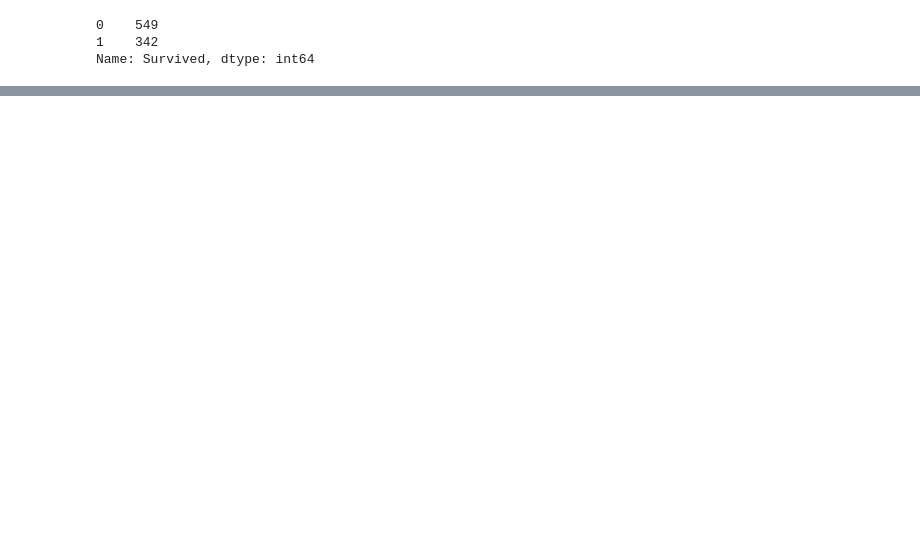
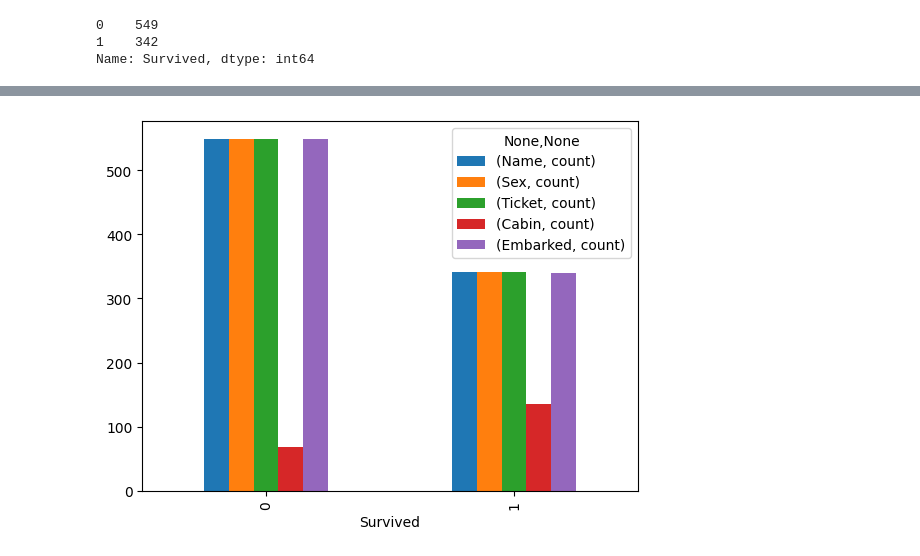
Before and after one commit to KhageshorGiri/Machine_Learning, a Jupyter notebook: Machine Learning/EDA/Titanic.ipynb, the cells around one changed output, grey strips where cells are left out. Drawn from its saved outputs; the diff is of its cells as text; code cells hidden in the pictures; blank space fills up the shorter version.

```diff
--- a/Machine Learning/EDA/Titanic.ipynb
+++ b/Machine Learning/EDA/Titanic.ipynb
@@ -124,0 +164,6 @@ plt.show()
+# %%
+# Using bar plot
+df.groupby("Survived")[categorical_features].agg(["count"]).plot(kind="bar")
+plt.show()
+# %% [output]
+[figure, added]
```
Also changed, not shown: parts of 17 cells of this notebook.
